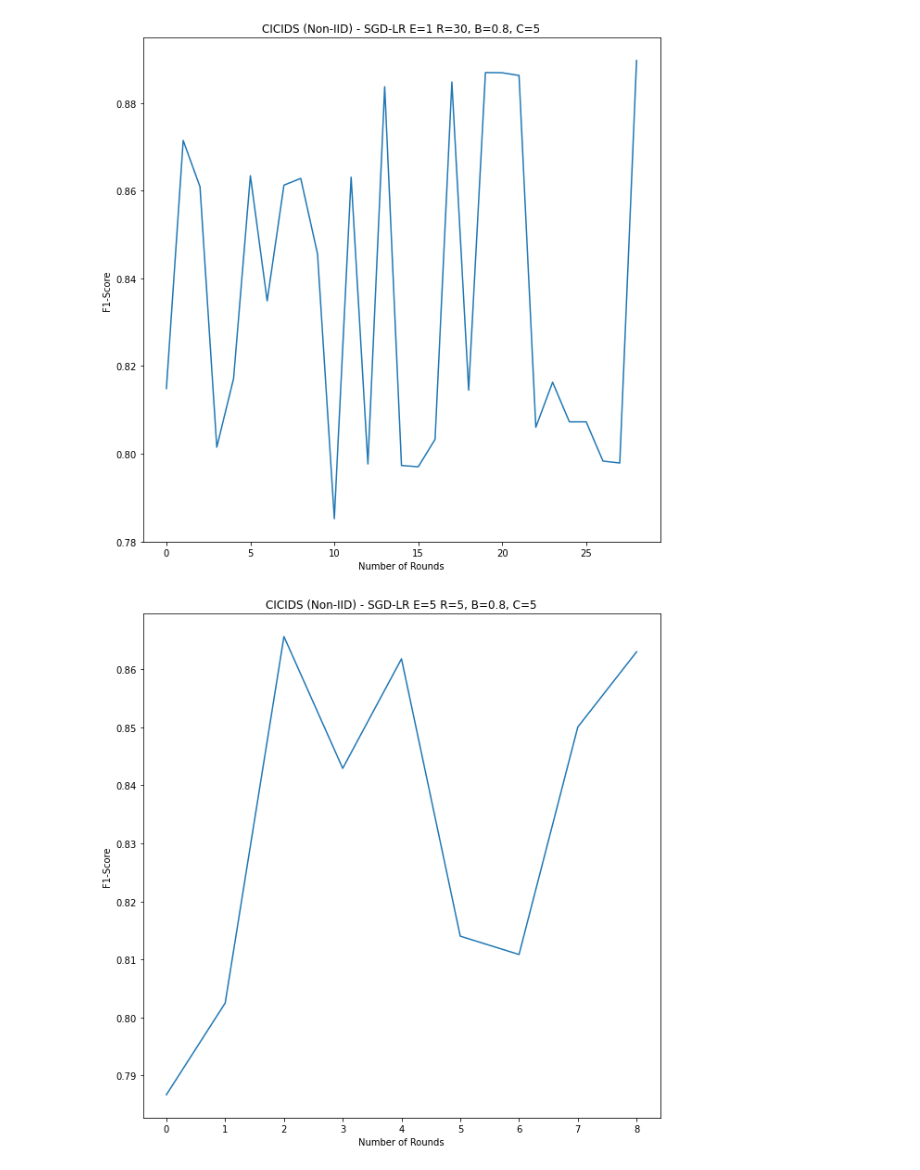
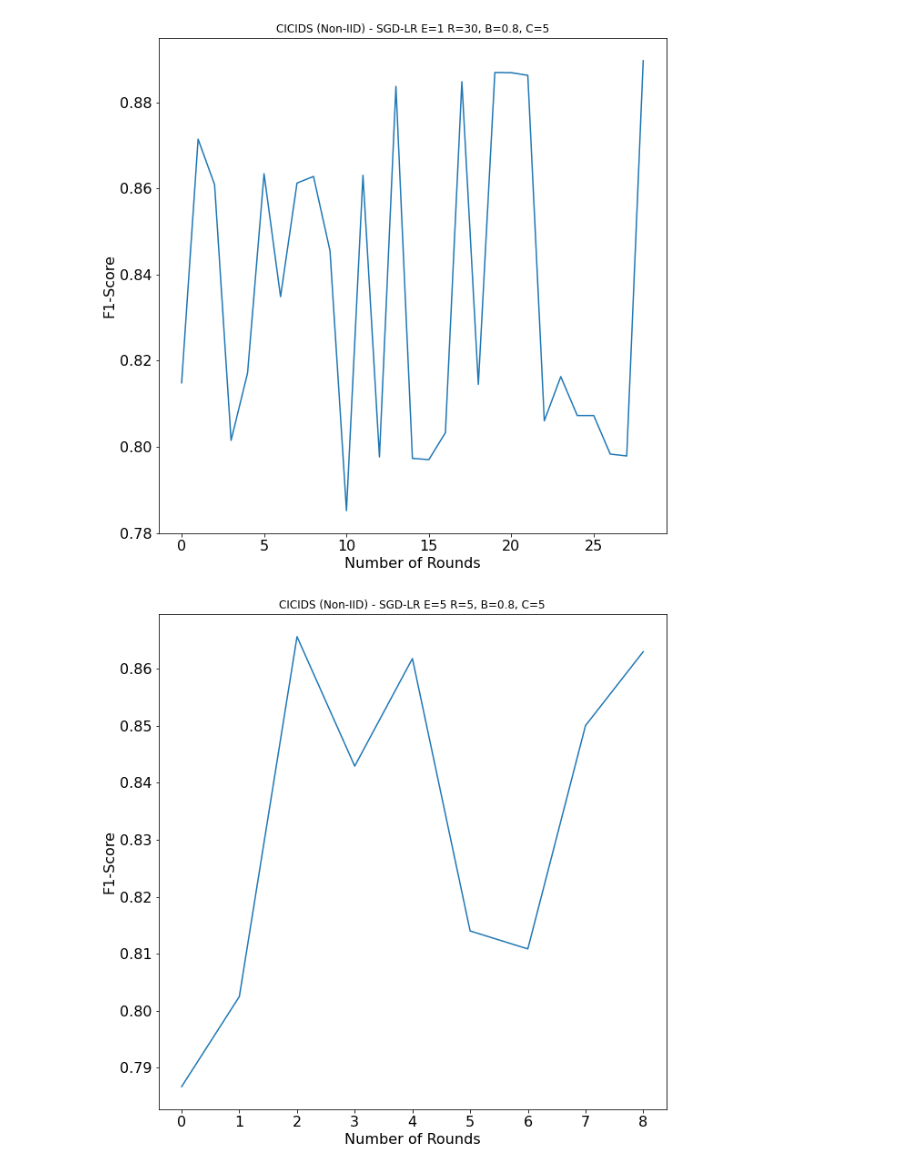
Before and after one commit to indianatoms/FL-PCAP-Analysis, a Jupyter notebook: local_approach/FL_working/plots/SGD-LR/plots-CICIDS-non-IID.ipynb, the cells around one changed output. Cells and saved outputs as stored; diff of their text form; code cells hidden in the pictures.

Commit message:
#TIDY: add plots and scores

```diff
--- a/local_approach/FL_working/plots/SGD-LR/plots-CICIDS-non-IID.ipynb
+++ b/local_approach/FL_working/plots/SGD-LR/plots-CICIDS-non-IID.ipynb
@@ -13,36 +13,38 @@ y1 = [
 ,0.8627972627440548
 , 0.8455485120069949
 , 0.7851635625218135
 , 0.8630798540857467
 , 0.797645374274123
 , 0.8837093026675685
 ,0.797297512121453
 , 0.797019241463686
 , 0.8032685833504559
 , 0.8848053628131248
 , 0.8144874420610111
 , 0.8869496579547448
 , 0.8868990825688073
 , 0.8862834978843441
 , 0.8060313554777452
 , 0.8162937570451352
 , 0.8072598829966727
 , 0.8072598829966727
 , 0.7983066223162987
 , 0.797868448262149
 ,0.8896935933147632
 ]
 
 
 plt.rcParams["figure.figsize"] = (10,10)
 plt.plot(y1)
 
-plt.xlabel("Number of Rounds")
-plt.ylabel("F1-Score")
+plt.xlabel("Number of Rounds", fontsize=16)
+plt.ylabel("F1-Score", fontsize=16)
+plt.xticks(size = 16)
+plt.yticks(size = 16)
 plt.title('CICIDS (Non-IID) - SGD-LR E=1 R=30, B=0.8, C=5')
 plt.show()
 # %% [output]
-[figure, old version]
+[figure, new version]
 # %%
 y1 = [
 0.7866799716732119
@@ -60,12 +62,14 @@ y1 = [
 plt.rcParams["figure.figsize"] = (10,10)
 plt.plot(y1)
 
-plt.xlabel("Number of Rounds")
-plt.ylabel("F1-Score")
+plt.xlabel("Number of Rounds", fontsize=16)
+plt.ylabel("F1-Score", fontsize=16)
+plt.xticks(size = 16)
+plt.yticks(size = 16)
 plt.title('CICIDS (Non-IID) - SGD-LR E=5 R=5, B=0.8, C=5')
 plt.show()
 # %% [output]
-[figure, old version]
+[figure, new version]
 # %%
 y1 = [
 0.7840677024620563
```
Also changed, not shown: parts of 2 cells of this notebook, 12 other files.
